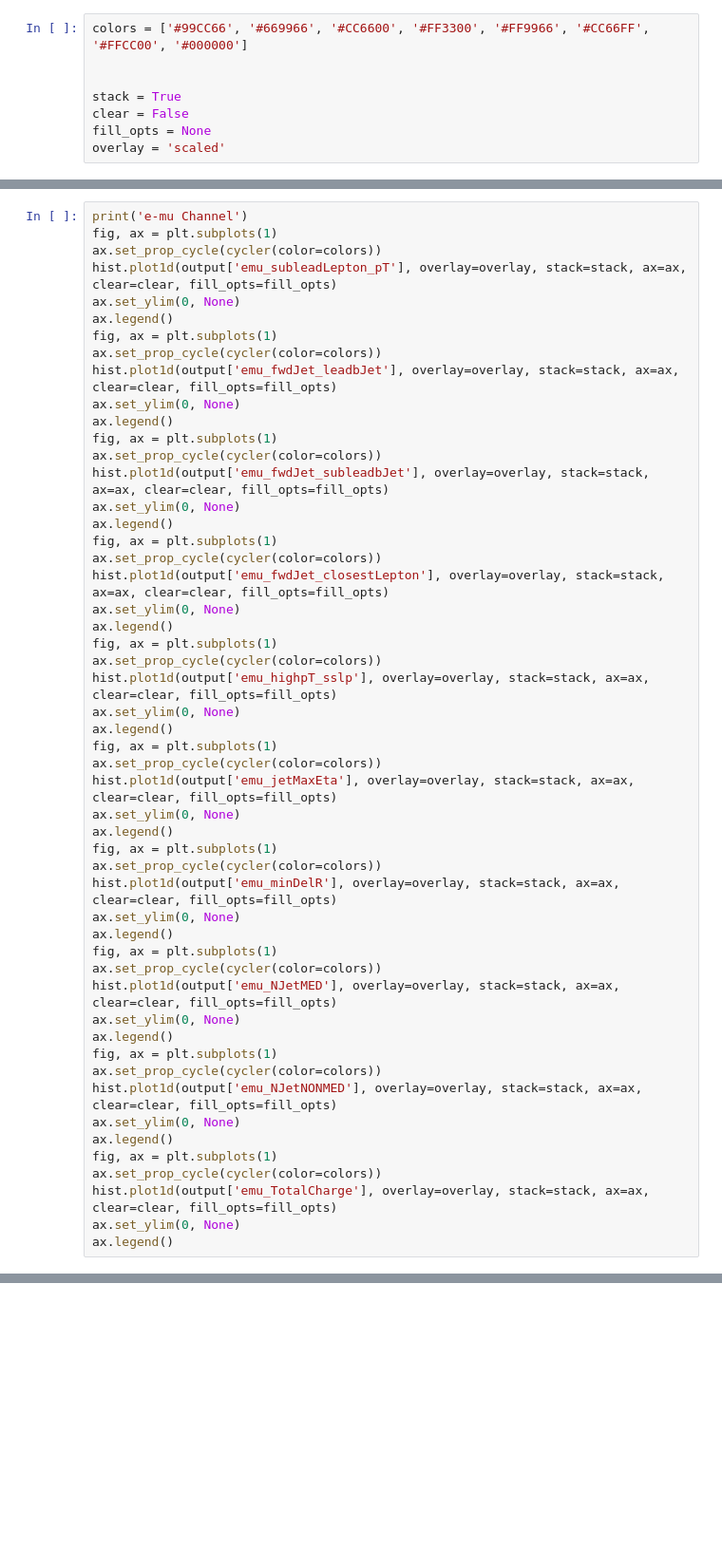
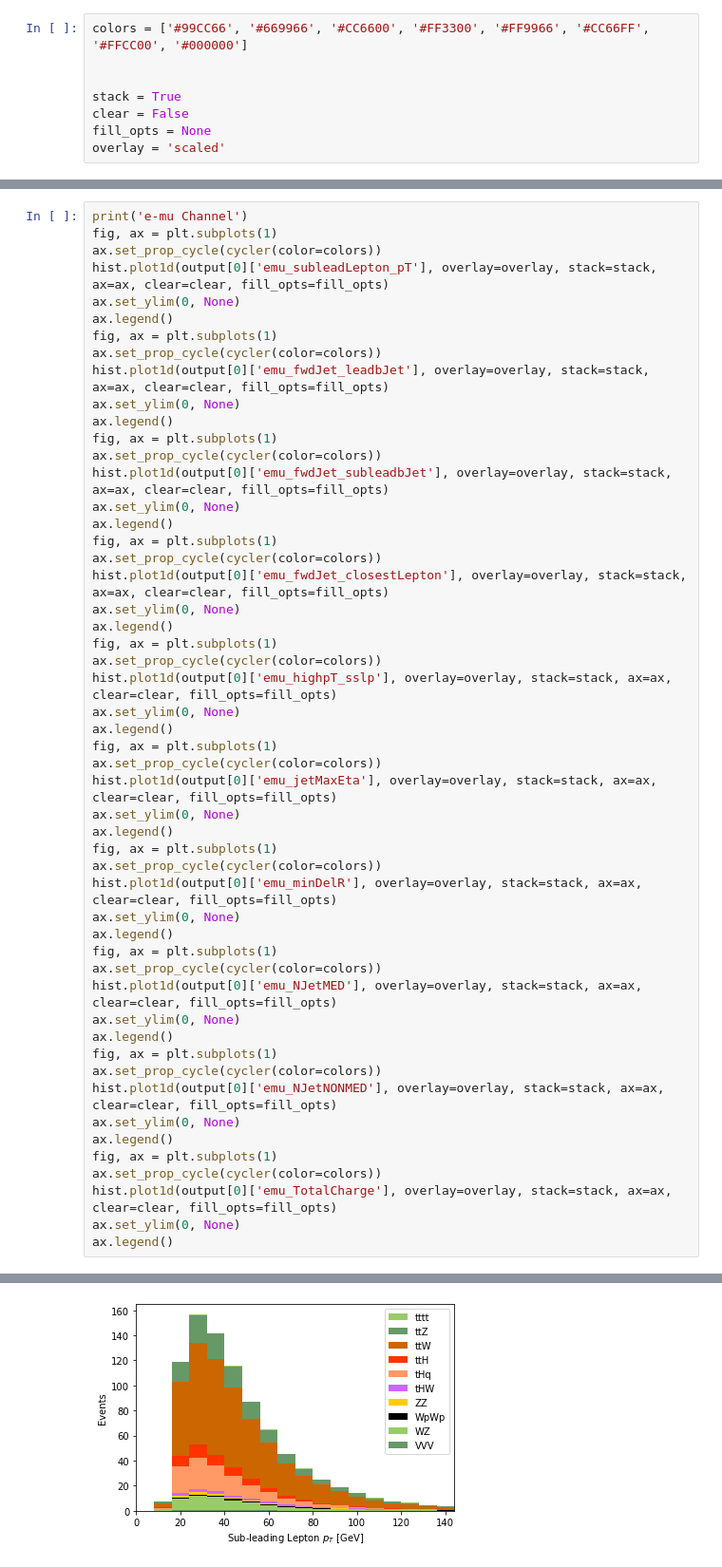
Before and after one commit to CoffeaTeam/coffea-casa-tutorials, a Jupyter notebook: analyses/thq/benchmarking/analysis-casa-benchmarking.ipynb, the cells around one changed output, grey strips where cells are left out. Shown: that part at 95% size. Saved outputs shown, nothing was run; the diff lists cells and outputs as text; blank space fills up the shorter version.

```diff
--- a/analyses/thq/benchmarking/analysis-casa-benchmarking.ipynb
+++ b/analyses/thq/benchmarking/analysis-casa-benchmarking.ipynb
@@ -880,51 +997,52 @@ ax.legend()
 print('e-mu Channel')
 fig, ax = plt.subplots(1)
 ax.set_prop_cycle(cycler(color=colors))
-hist.plot1d(output['emu_subleadLepton_pT'], overlay=overlay, stack=stack, ax=ax, clear=clear, fill_opts=fill_opts)
+hist.plot1d(output[0]['emu_subleadLepton_pT'], overlay=overlay, stack=stack, ax=ax, clear=clear, fill_opts=fill_opts)
 ax.set_ylim(0, None)
 ax.legend()
 fig, ax = plt.subplots(1)
 ax.set_prop_cycle(cycler(color=colors))
-hist.plot1d(output['emu_fwdJet_leadbJet'], overlay=overlay, stack=stack, ax=ax, clear=clear, fill_opts=fill_opts)
+hist.plot1d(output[0]['emu_fwdJet_leadbJet'], overlay=overlay, stack=stack, ax=ax, clear=clear, fill_opts=fill_opts)
 ax.set_ylim(0, None)
 ax.legend()
 fig, ax = plt.subplots(1)
 ax.set_prop_cycle(cycler(color=colors))
-hist.plot1d(output['emu_fwdJet_subleadbJet'], overlay=overlay, stack=stack, ax=ax, clear=clear, fill_opts=fill_opts)
+hist.plot1d(output[0]['emu_fwdJet_subleadbJet'], overlay=overlay, stack=stack, ax=ax, clear=clear, fill_opts=fill_opts)
 ax.set_ylim(0, None)
 ax.legend()
 fig, ax = plt.subplots(1)
 ax.set_prop_cycle(cycler(color=colors))
-hist.plot1d(output['emu_fwdJet_closestLepton'], overlay=overlay, stack=stack, ax=ax, clear=clear, fill_opts=fill_opts)
+hist.plot1d(output[0]['emu_fwdJet_closestLepton'], overlay=overlay, stack=stack, ax=ax, clear=clear, fill_opts=fill_opts)
 ax.set_ylim(0, None)
 ax.legend()
 fig, ax = plt.subplots(1)
 ax.set_prop_cycle(cycler(color=colors))
-hist.plot1d(output['emu_highpT_sslp'], overlay=overlay, stack=stack, ax=ax, clear=clear, fill_opts=fill_opts)
+hist.plot1d(output[0]['emu_highpT_sslp'], overlay=overlay, stack=stack, ax=ax, clear=clear, fill_opts=fill_opts)
 ax.set_ylim(0, None)
 ax.legend()
 fig, ax = plt.subplots(1)
 ax.set_prop_cycle(cycler(color=colors))
-hist.plot1d(output['emu_jetMaxEta'], overlay=overlay, stack=stack, ax=ax, clear=clear, fill_opts=fill_opts)
+hist.plot1d(output[0]['emu_jetMaxEta'], overlay=overlay, stack=stack, ax=ax, clear=clear, fill_opts=fill_opts)
 ax.set_ylim(0, None)
 ax.legend()
 fig, ax = plt.subplots(1)
 ax.set_prop_cycle(cycler(color=colors))
-hist.plot1d(output['emu_minDelR'], overlay=overlay, stack=stack, ax=ax, clear=clear, fill_opts=fill_opts)
+hist.plot1d(output[0]['emu_minDelR'], overlay=overlay, stack=stack, ax=ax, clear=clear, fill_opts=fill_opts)
 ax.set_ylim(0, None)
 ax.legend()
 fig, ax = plt.subplots(1)
 ax.set_prop_cycle(cycler(color=colors))
-hist.plot1d(output['emu_NJetMED'], overlay=overlay, stack=stack, ax=ax, clear=clear, fill_opts=fill_opts)
+hist.plot1d(output[0]['emu_NJetMED'], overlay=overlay, stack=stack, ax=ax, clear=clear, fill_opts=fill_opts)
 ax.set_ylim(0, None)
 ax.legend()
 fig, ax = plt.subplots(1)
 ax.set_prop_cycle(cycler(color=colors))
-hist.plot1d(output['emu_NJetNONMED'], overlay=overlay, stack=stack, ax=ax, clear=clear, fill_opts=fill_opts)
+hist.plot1d(output[0]['emu_NJetNONMED'], overlay=overlay, stack=stack, ax=ax, clear=clear, fill_opts=fill_opts)
 ax.set_ylim(0, None)
 ax.legend()
 fig, ax = plt.subplots(1)
 ax.set_prop_cycle(cycler(color=colors))
-hist.plot1d(output['emu_TotalCharge'], overlay=overlay, stack=stack, ax=ax, clear=clear, fill_opts=fill_opts)
+hist.plot1d(output[0]['emu_TotalCharge'], overlay=overlay, stack=stack, ax=ax, clear=clear, fill_opts=fill_opts)
 ax.set_ylim(0, None)
 ax.legend()
+# %% [output]
@@ -930,0 +1051 @@ ax.legend()
+[figure, added]
```
Also changed, not shown: parts of 11 cells of this notebook.
